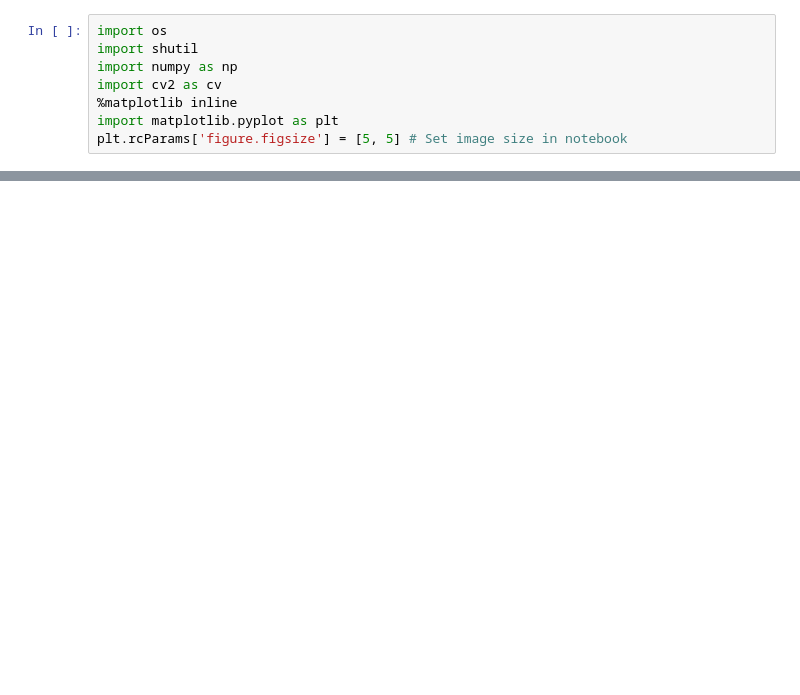
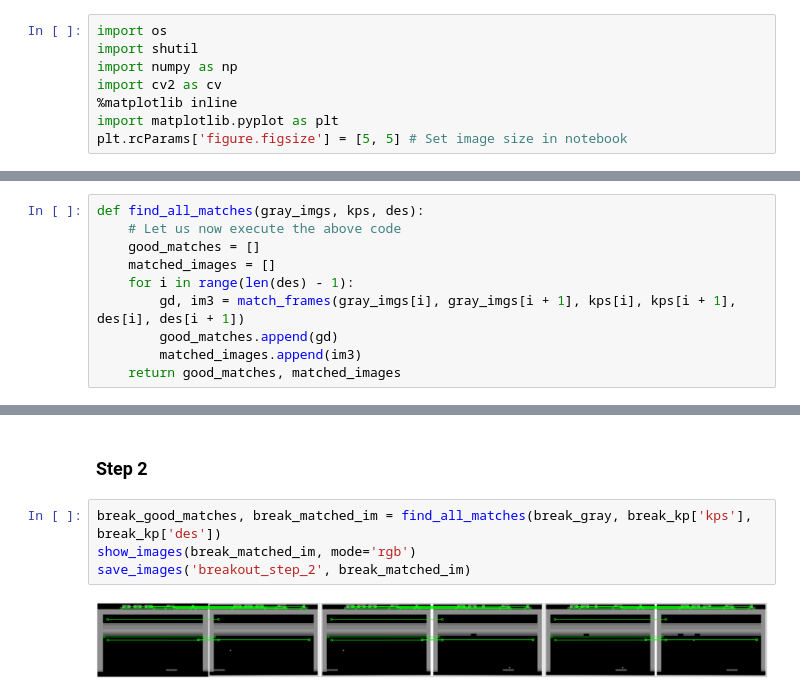
Before and after one commit to frasor02/SIV-Project, a Jupyter notebook: processing/processing.ipynb, the cells around one changed output, grey strips where cells are left out. Cells and saved outputs as stored; diff of their text form; blank space fills up the shorter version.

```diff
--- a/processing/processing.ipynb
+++ b/processing/processing.ipynb
@@ -506,0 +178,10 @@ ax.grid(True)
+# %%
+def find_all_matches(gray_imgs, kps, des):
+    # Let us now execute the above code
+    good_matches = []
+    matched_images = []
+    for i in range(len(des) - 1):
+        gd, im3 = match_frames(gray_imgs[i], gray_imgs[i + 1], kps[i], kps[i + 1], des[i], des[i + 1])
+        good_matches.append(gd)
+        matched_images.append(im3)
+    return good_matches, matched_images
@@ -506,0 +489,8 @@ ax.grid(True)
+# %% [markdown]
+### Step 2
+# %%
+break_good_matches, break_matched_im = find_all_matches(break_gray, break_kp['kps'], break_kp['des'])
+show_images(break_matched_im, mode='rgb')
+save_images('breakout_step_2', break_matched_im)
+# %% [output]
+[figure, added]
```
Also changed, not shown: parts of 103 cells of this notebook, 5 other files.
